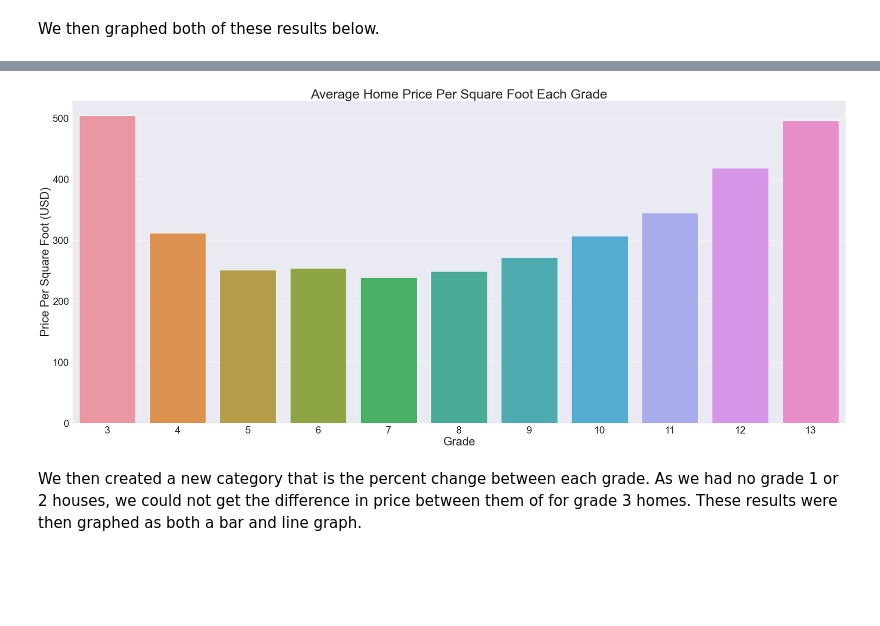
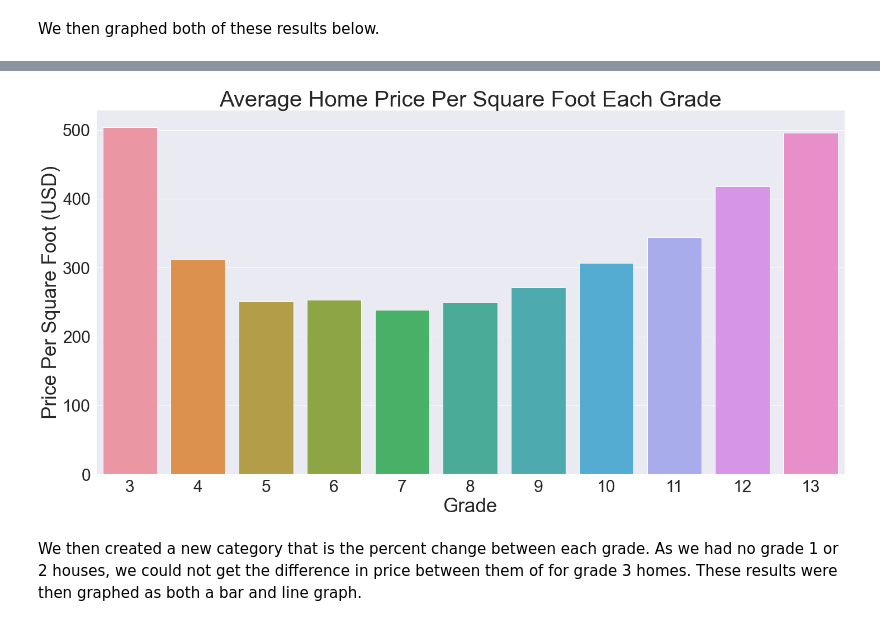
Before and after one commit to soohojp/Phase2_Project, a Jupyter notebook: Price_Grade_Sqft.ipynb, the cells around one changed output, grey strips where cells are left out. Drawn from its saved outputs; the diff is of its cells as text; code cells hidden in the pictures; blank space fills up the shorter version.

```diff
--- a/Price_Grade_Sqft.ipynb
+++ b/Price_Grade_Sqft.ipynb
@@ -99,7 +99,7 @@ We then graphed both of these results below.
 # %%
 
 ax = sns.barplot(x = ind,  y = avg_price_by_grade["price"])
-sns.set(rc = {'figure.figsize': (24,18)})
+sns.(rc = {'figure.figsize': (24,18)})
 ax.set_xlabel("Grade", fontsize = 20)
 ax.set_ylabel(" Home Price", fontsize = 20)
 ax.set_title("Average Home Price in Millions Of Dollars for Each Grade", fontsize = 25)
@@ -110,13 +110,13 @@ plt.tick_params(axis='both', which='major', labelsize=14)
 # %%
+plt.figure (figsize=(24,12))
 
 ax = sns.barplot(x = ind,  y = avg_price_by_grade["price_per_sqft_liv"])
-sns.set(rc = {'figure.figsize': (42,18)})
 ax.set_xlabel("Grade", fontsize = 35)
 ax.set_ylabel("Price Per Square Foot (USD)", fontsize = 35)
 ax.set_title("Average Home Price Per Square Foot Each Grade", fontsize = 40)
 plt.tick_params(axis='both', which='major', labelsize=30)
 # %% [output]
-[figure, old version]
+[figure, new version]
 # %% [markdown]
 We then created a new category that is the percent change between each grade. As we had no grade 1 or 2 houses, we could not get the difference in price between them of for grade 3 homes. These results were then graphed as both a bar and line graph.
 # %%
```
Also changed, not shown: parts of 6 cells of this notebook.
